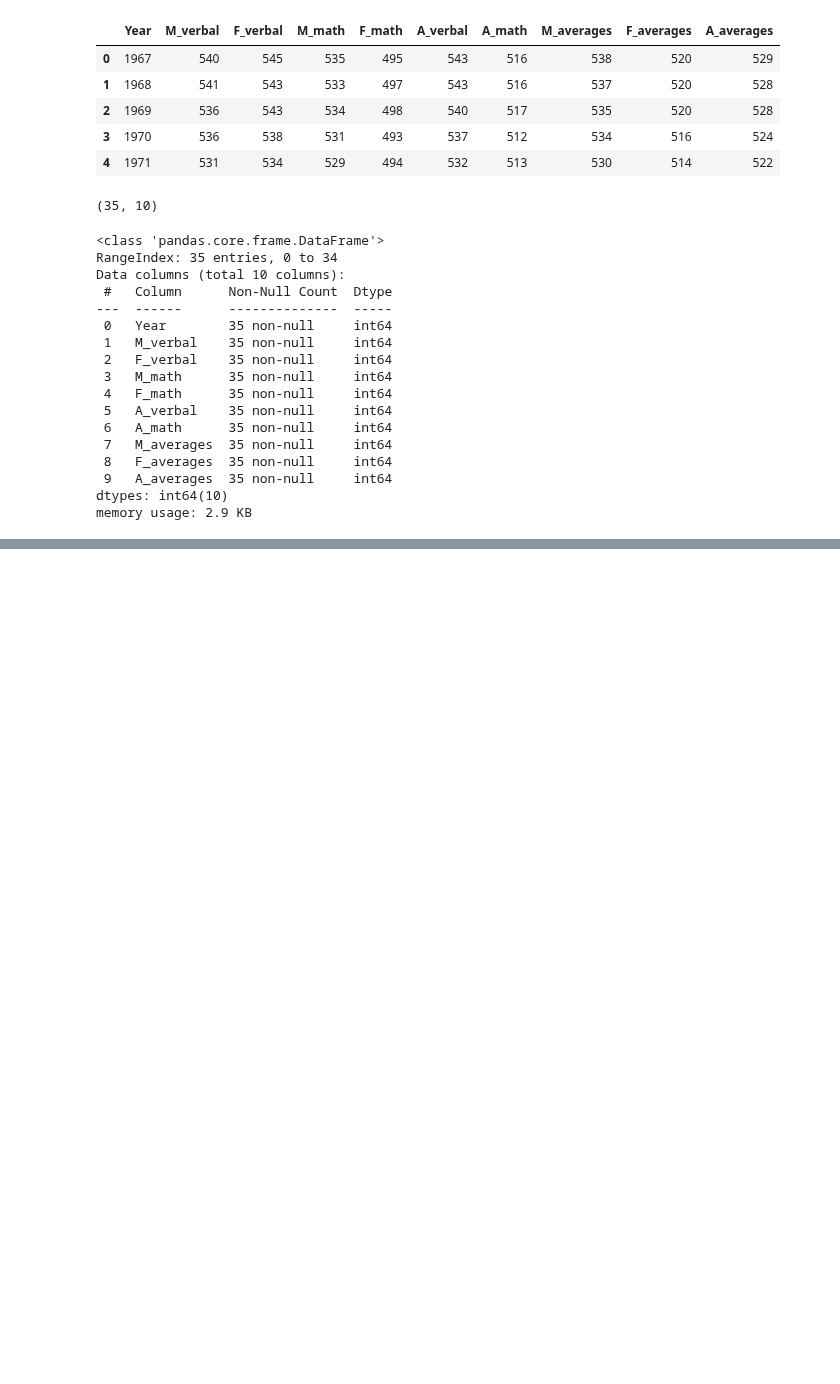
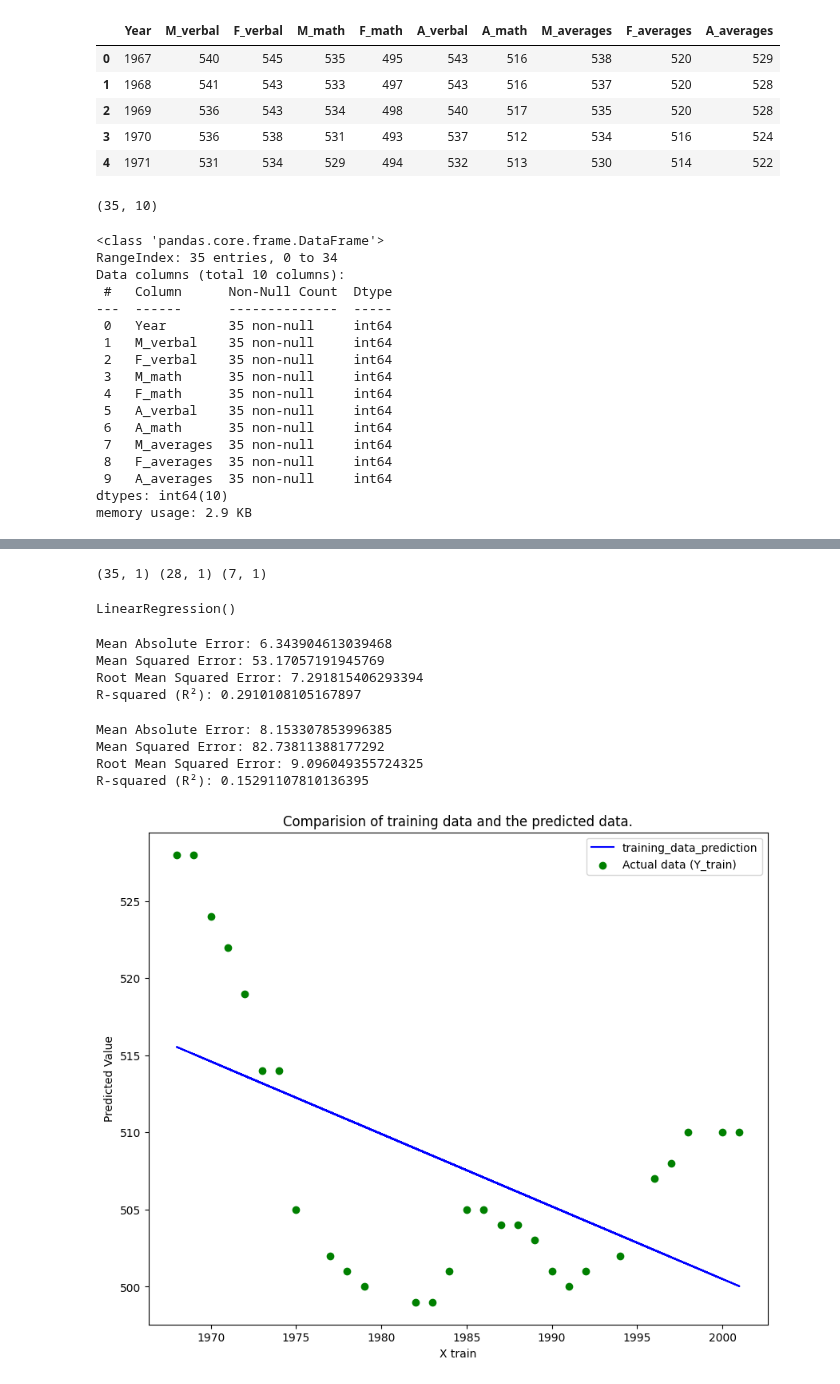
Before and after one commit to GENTLEW1ND/Python, a Jupyter notebook: Students_score_by_year_and_gender.ipynb, the cells around one changed output, grey strips where cells are left out. Cells and saved outputs as stored; diff of their text form; code cells hidden in the pictures; blank space fills up the shorter version.

```diff
--- a/Students_score_by_year_and_gender.ipynb
+++ b/Students_score_by_year_and_gender.ipynb
@@ -129,0 +180,7 @@ plt.show()
+# %%
+# Splitting the data into training data and testing data.
+X_train, X_test, Y_train, Y_test = train_test_split(X,Y,test_size=0.2, random_state=2)
+# %%
+print(X.shape,X_train.shape,X_test.shape)
+# %% [output]
+(35, 1) (28, 1) (7, 1)
@@ -129,0 +190,56 @@ plt.show()
+# %%
+model = LinearRegression()
+# %%
+model.fit(X_train,Y_train)
+# %% [output]
+LinearRegression()
+# %%
+# Training data prediction
+training_data_prediction = model.predict(X_train)
+
+# Calculating evaluation metrics with unique variable names
+mse_value = mean_squared_error(Y_train, training_data_prediction)
+mae_value = mean_absolute_error(Y_train, training_data_prediction)
+rmse_value = np.sqrt(mse_value)  # Use mse_value here
+r2_value = r2_score(Y_train, training_data_prediction)
+
+# Using f-strings to print the results
+print(f"Mean Absolute Error: {mae_value}")
+print(f"Mean Squared Error: {mse_value}")
+print(f"Root Mean Squared Error: {rmse_value}")
+print(f"R-squared (R²): {r2_value}")
+# %% [output]
+Mean Absolute Error: 6.343904613039468
+Mean Squared Error: 53.17057191945769
+Root Mean Squared Error: 7.291815406293394
+R-squared (R²): 0.2910108105167897
+# %%
+# Testing data prediction
+testing_data_prediction = model.predict(X_test)
+
+mse_value = mean_squared_error(Y_test, testing_data_prediction)
+mae_value = mean_absolute_error(Y_test, testing_data_prediction)
+rmse_value = np.sqrt(mse_value)  # Use mse_value here
+r2_value = r2_score(Y_test, testing_data_prediction)
+
+# Using f-strings to print the results
+print(f"Mean Absolute Error: {mae_value}")
+print(f"Mean Squared Error: {mse_value}")
+print(f"Root Mean Squared Error: {rmse_value}")
+print(f"R-squared (R²): {r2_value}")
+# %% [output]
+Mean Absolute Error: 8.153307853996385
+Mean Squared Error: 82.73811388177292
+Root Mean Squared Error: 9.096049355724325
+R-squared (R²): 0.15291107810136395
+# %%
+plt.figure(figsize=(10,8))
+plt.plot(X_train,training_data_prediction, label='training_data_prediction',color='Blue')
+plt.scatter(X_train,Y_train,label='Actual data (Y_train)', color='Green')
+plt.xlabel('X train')
+plt.ylabel('Predicted Value')
+plt.title("Comparision of training data and the predicted data.")
+plt.legend()
+plt.show()
+# %% [output]
+[figure, added]
```
Also changed, not shown: parts of 12 cells of this notebook.
